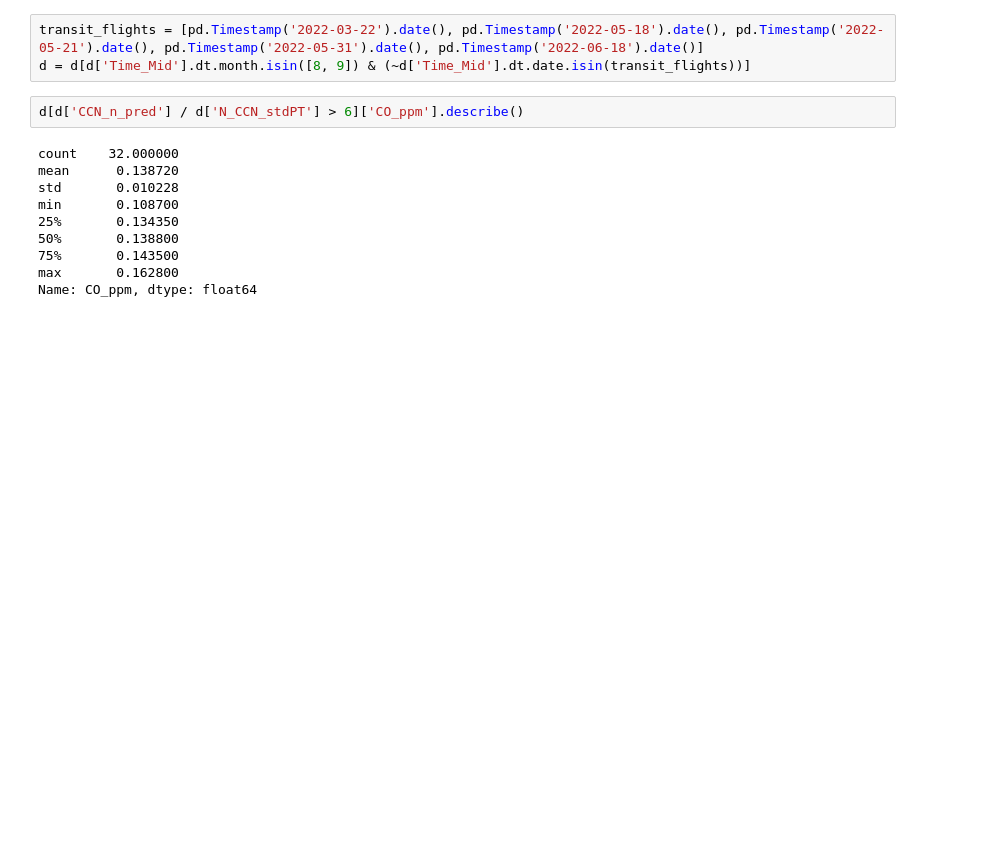
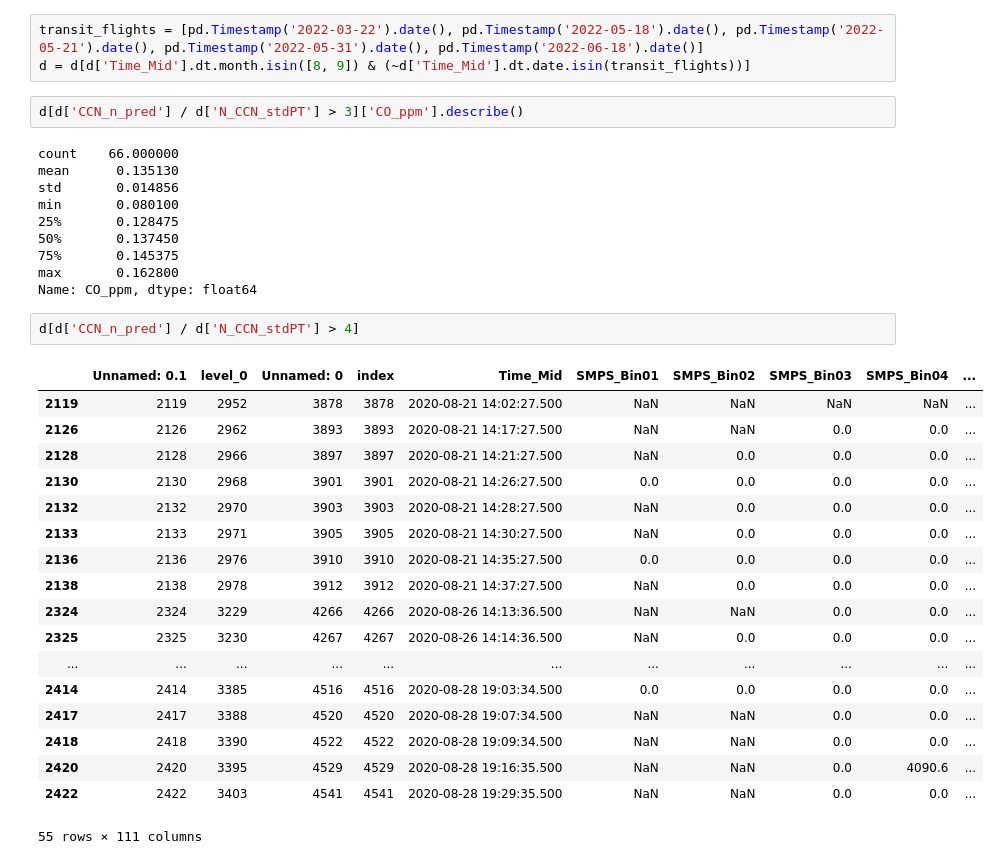
Before and after one commit to csoloff/ACTIVATE_CCN_closure, a Jupyter notebook: scripts/04_invest_smok.ipynb, the cells around one changed output. Cells and saved outputs as stored; diff of their text form; blank space fills up the shorter version.

```diff
--- a/scripts/04_invest_smok.ipynb
+++ b/scripts/04_invest_smok.ipynb
@@ -19,15 +19,36 @@ Name: CO_ppm, dtype: float64
 transit_flights = [pd.Timestamp('2022-03-22').date(), pd.Timestamp('2022-05-18').date(), pd.Timestamp('2022-05-21').date(), pd.Timestamp('2022-05-31').date(), pd.Timestamp('2022-06-18').date()]
 d = d[d['Time_Mid'].dt.month.isin([8, 9]) & (~d['Time_Mid'].dt.date.isin(transit_flights))]
 # %%
-d[d['CCN_n_pred'] / d['N_CCN_stdPT'] > 6]['CO_ppm'].describe()
+d[d['CCN_n_pred'] / d['N_CCN_stdPT'] > 3]['CO_ppm'].describe()
 # %% [output]
-count    32.000000
-mean      0.138720
-std       0.010228
-min       0.108700
-25%       0.134350
-50%       0.138800
-75%       0.143500
+count    66.000000
+mean      0.135130
+std       0.014856
+min       0.080100
+25%       0.128475
+50%       0.137450
+75%       0.145375
 max       0.162800
 Name: CO_ppm, dtype: float64
+# %%
+d[d['CCN_n_pred'] / d['N_CCN_stdPT'] > 4]
+# %% [output]
+|  | Unnamed: 0.1 | level_0 | Unnamed: 0 | index | Time_Mid | SMPS_Bin01 | SMPS_Bin02 | SMPS_Bin03 | SMPS_Bin04 | ... |
+| 2119 | 2119 | 2952 | 3878 | 3878 | 2020-08-21 14:02:27.500 | NaN | NaN | NaN | NaN | ... |
+| 2126 | 2126 | 2962 | 3893 | 3893 | 2020-08-21 14:17:27.500 | NaN | NaN | 0.0 | 0.0 | ... |
+| 2128 | 2128 | 2966 | 3897 | 3897 | 2020-08-21 14:21:27.500 | NaN | 0.0 | 0.0 | 0.0 | ... |
+| 2130 | 2130 | 2968 | 3901 | 3901 | 2020-08-21 14:26:27.500 | 0.0 | 0.0 | 0.0 | 0.0 | ... |
+| 2132 | 2132 | 2970 | 3903 | 3903 | 2020-08-21 14:28:27.500 | NaN | 0.0 | 0.0 | 0.0 | ... |
+| 2133 | 2133 | 2971 | 3905 | 3905 | 2020-08-21 14:30:27.500 | NaN | 0.0 | 0.0 | 0.0 | ... |
+| 2136 | 2136 | 2976 | 3910 | 3910 | 2020-08-21 14:35:27.500 | 0.0 | 0.0 | 0.0 | 0.0 | ... |
+| 2138 | 2138 | 2978 | 3912 | 3912 | 2020-08-21 14:37:27.500 | NaN | 0.0 | 0.0 | 0.0 | ... |
+| 2324 | 2324 | 3229 | 4266 | 4266 | 2020-08-26 14:13:36.500 | NaN | NaN | 0.0 | 0.0 | ... |
+| 2325 | 2325 | 3230 | 4267 | 4267 | 2020-08-26 14:14:36.500 | NaN | 0.0 | 0.0 | 0.0 | ... |
+| ... | ... | ... | ... | ... | ... | ... | ... | ... | ... | ... |
+| 2414 | 2414 | 3385 | 4516 | 4516 | 2020-08-28 19:03:34.500 | 0.0 | 0.0 | 0.0 | 0.0 | ... |
+| 2417 | 2417 | 3388 | 4520 | 4520 | 2020-08-28 19:07:34.500 | NaN | NaN | 0.0 | 0.0 | ... |
+| 2418 | 2418 | 3390 | 4522 | 4522 | 2020-08-28 19:09:34.500 | NaN | NaN | 0.0 | 0.0 | ... |
+| 2420 | 2420 | 3395 | 4529 | 4529 | 2020-08-28 19:16:35.500 | NaN | NaN | 0.0 | 4090.6 | ... |
+| 2422 | 2422 | 3403 | 4541 | 4541 | 2020-08-28 19:29:35.500 | NaN | NaN | 0.0 | 0.0 | ... |
+55 rows × 111 columns
 # %%
```
Also changed, not shown: parts of 2 cells of this notebook.
